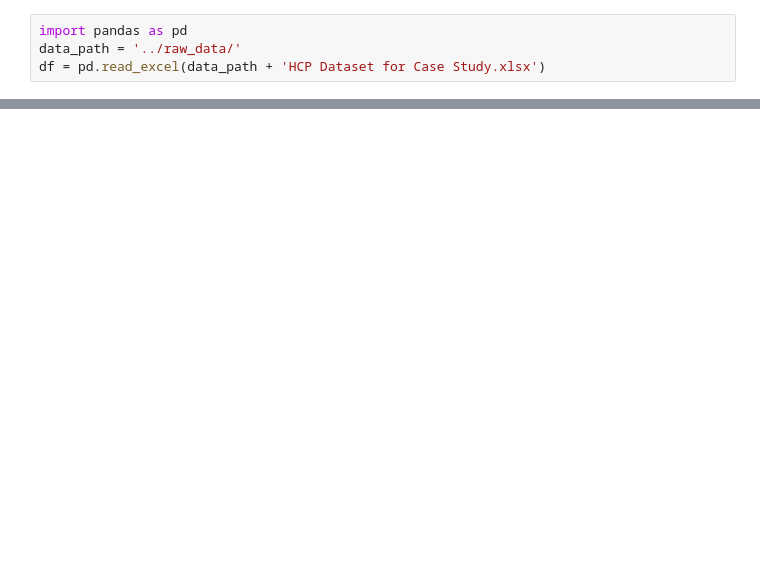
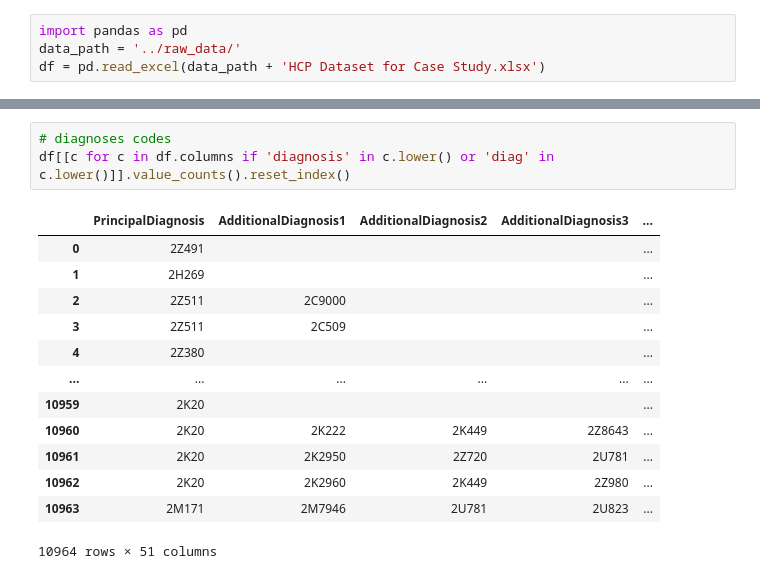
Before and after one commit to michaelchau0424/SJGHS-Data-Analysis-Project, a Jupyter notebook: code/00_DataExploration.ipynb, the cells around one changed output, grey strips where cells are left out. Saved outputs shown, nothing was run; the diff lists cells and outputs as text; blank space fills up the shorter version.

```diff
--- a/code/00_DataExploration.ipynb
+++ b/code/00_DataExploration.ipynb
@@ -29,0 +79,17 @@ df = pd.read_excel(data_path + 'HCP Dataset for Case Study.xlsx')
+# %%
+# diagnoses codes
+df[[c for c in df.columns if 'diagnosis' in c.lower() or 'diag' in c.lower()]].value_counts().reset_index()
+# %% [output]
+|  | PrincipalDiagnosis | AdditionalDiagnosis1 | AdditionalDiagnosis2 | AdditionalDiagnosis3 | ... |
+| 0 | 2Z491 |  |  |  | ... |
+| 1 | 2H269 |  |  |  | ... |
+| 2 | 2Z511 | 2C9000 |  |  | ... |
+| 3 | 2Z511 | 2C509 |  |  | ... |
+| 4 | 2Z380 |  |  |  | ... |
+| ... | ... | ... | ... | ... | ... |
+| 10959 | 2K20 |  |  |  | ... |
+| 10960 | 2K20 | 2K222 | 2K449 | 2Z8643 | ... |
+| 10961 | 2K20 | 2K2950 | 2Z720 | 2U781 | ... |
+| 10962 | 2K20 | 2K2960 | 2K449 | 2Z980 | ... |
+| 10963 | 2M171 | 2M7946 | 2U781 | 2U823 | ... |
+10964 rows × 51 columns
```
Also changed, not shown: parts of 9 cells of this notebook.
